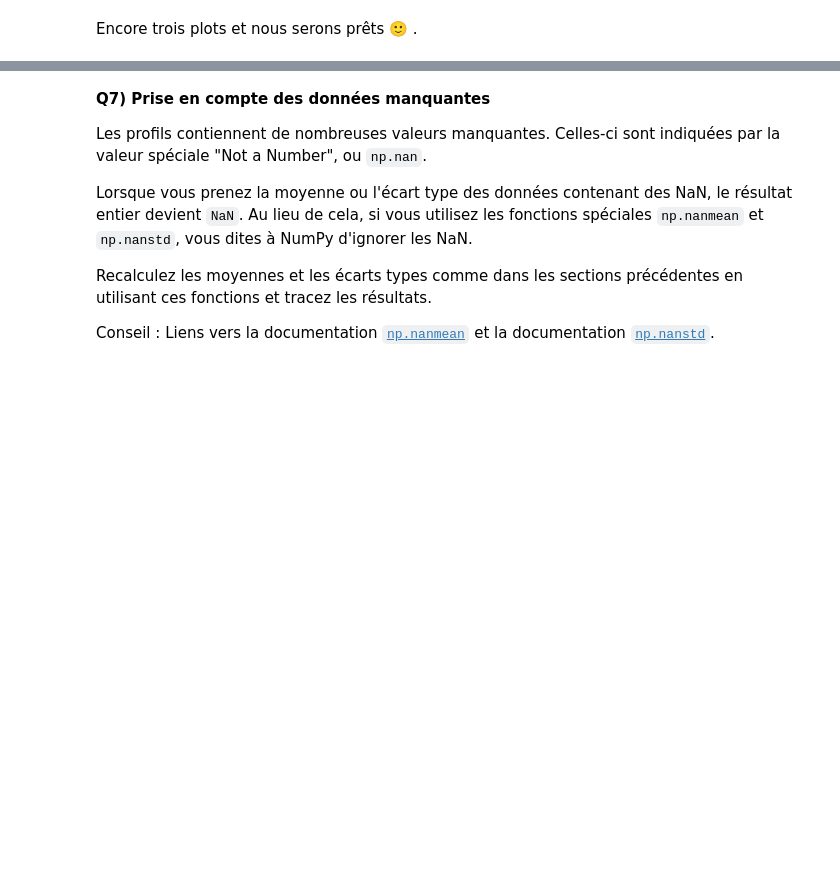
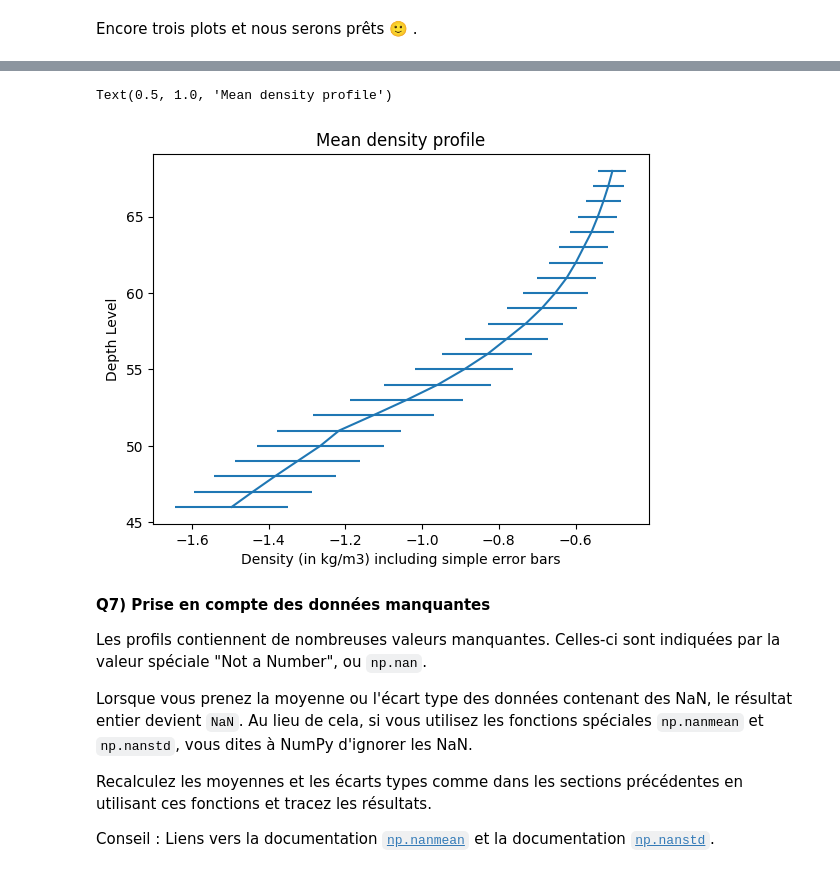
Before and after one commit to TidianeLuyet/2024_Geoinformatique_I, a Jupyter notebook: Geoinformatique_I/IP/Exercices_IP/S4_IP_exercice.ipynb, the cells around one changed output, grey strips where cells are left out. Saved outputs shown, nothing was run; the diff lists cells and outputs as text; code cells hidden in the pictures; blank space fills up the shorter version.

```diff
--- a/Geoinformatique_I/IP/Exercices_IP/S4_IP_exercice.ipynb
+++ b/Geoinformatique_I/IP/Exercices_IP/S4_IP_exercice.ipynb
@@ -293,3 +414,11 @@ Encore trois plots et nous serons prêts 🙂 .
+# %%
+plt.errorbar(np.mean(densité_relative,axis=1),levels,xerr=np.std(densité_relative,axis=1))
+plt.xlabel('Density (in kg/m3) including simple error bars')
+plt.ylabel('Depth Level')
+plt.title('Mean density profile')
+# %% [output]
+Text(0.5, 1.0, 'Mean density profile')
+[figure, added]
 # %% [markdown]
 **Q7) Prise en compte des données manquantes**
 
```
Also changed, not shown: parts of 24 cells of this notebook.
